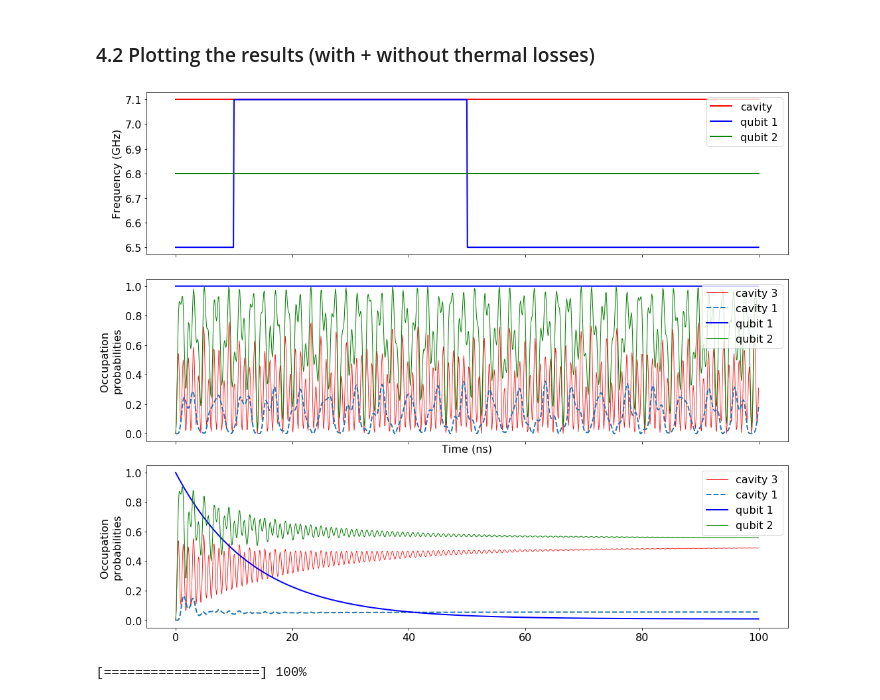
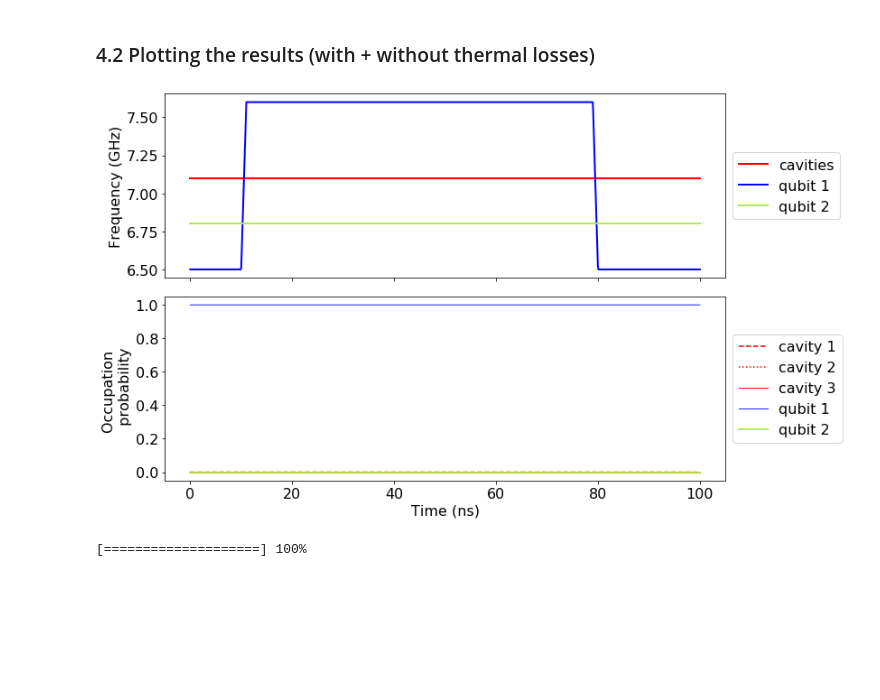
Before and after one commit to SoumyaShreeram/Qubit, a Jupyter notebook: control gates/Sending a smooth pulse (McKay).ipynb, the cells around one changed output. Saved outputs shown, nothing was run; the diff lists cells and outputs as text; code cells hidden in the pictures; blank space fills up the shorter version.

```diff
--- a/control gates/Sending a smooth pulse (McKay).ipynb
+++ b/control gates/Sending a smooth pulse (McKay).ipynb
@@ -172,8 +154,8 @@ H = H0+ w_q1*Hq1 +w_q2*Hq2 # Resultant Hamiltonian
 # %% [markdown]
 ### 3.3 Initial State
 # %%
-# initial state of the system. Qubit 1, Qubit 2: ground st.
-psi0 = tensor(basis(N,0), basis(N,0), basis(N,0), basis(2,1), basis(2,0))
+# initial state of the system. Qubit 1: excited, Qubit 2: ground st.
+psi0 = tensor(basis(N,0), basis(N,0), basis(N,0), basis(2,0), basis(2,1))
 # %% [markdown]
 ## 4. Generating the pulse wave
 
@@ -212,7 +194,7 @@ def rampPulseGen(t_pulse, w1, w2, t):
     Returns:
         @param w :: int giving the y-value based on t
     """
-    if t >= t_pulse[0] and t <= t_pulse[1]:
+    if t > t_pulse[0] and t <= t_pulse[1]:
         w = fitLine(t_pulse, 0, 1, w1, w2, t)
     elif t > t_pulse[1] and t <= t_pulse[2]:
         w = w2/(2*pi)
@@ -270,45 +252,36 @@ fig.tight_layout()
 # %%
+opts = Odeoptions(max_step=0.0005, nsteps=50000)
+
 # time dependent Hamiltonian
-H_t = [H0 + Hq2*w_q2, [Hq1, wq1_t]]
+H_t = [H0 , [Hq1, wq1_t]]
 
-
-opts = Odeoptions(max_step=0.005, nsteps=10000)
-
-# Evolving the system with thermal losses
-res = mesolve(H_t, psi0, times, c_ops, [], options=opts)
-
-# without thermal losses
-res2 = mesolve(H_t, psi0, times, [], [], options=opts)
+# Evolving the system
+res = mesolve(H_t, psi0, times, [], [], options=opts)
 # %% [markdown]
 ### 4.2 Plotting the results (with + without thermal losses)
 # %%
-fig, axes = plt.subplots(3, 1, sharex=True, figsize=(15,12))
+fig, axes = plt.subplots(2, 1, sharex=True, figsize=(12,7))
 
-axes[0].plot(times, np.array(list(map(wf_t, times))) , 'r', linewidth=2, label="cavity")
+axes[0].plot(times, np.array(list(map(wf_t, times))), 'r-', linewidth=2, label="cavities")
 axes[0].plot(times, np.array(list(map(wq1_t, times))), 'b', linewidth=2, label="qubit 1")
-axes[0].plot(times, np.array(list(map(wq2_t, times))) , 'g', linewidth=2, label="qubit 2")
+axes[0].plot(times, np.array(list(map(wq2_t, times))), '#b0ed3e', linewidth=2, label="qubit 2")
 axes[0].set_ylabel("Frequency (GHz)", fontsize=16)
-axes[0].legend(loc="upper right")
+axes[0].legend(loc = 'center left', bbox_to_anchor = (1.0, 0.5))
 
-# without thermal losses
-axes[1].plot(times, np.real(expect(numOp(a3), res2.states)), 'r', linewidth=0.8, label="cavity 3")
-axes[1].plot(times, np.real(expect(numOp(a1), res2.states)), '--', linewidth=2, label="cavity 1")
-axes[1].plot(times, np.real(expect(n1, res2.states)), 'b', linewidth=2, label="qubit 1")
-axes[1].plot(times, np.real(expect(n2, res2.states)), 'g', linewidth=1, label="qubit 2")
-axes[1].set_xlabel("Time (ns)", fontsize=16)
-axes[1].set_ylabel("Occupation \nprobabilities", fontsize=16)
-axes[1].legend(loc="upper right")
+#axes[1].plot(times, np.real(expect(numOp(a1)+numOp(a2)+numOp(a3)+n1+n2, res.states)), 'k--', linewidth=1.5, label="Total Probability")
+axes[1].plot(times, np.real(expect(numOp(a1), res.states)), 'r--', linewidth=1.5, label="cavity 1")
+axes[1].plot(times, np.real(expect(numOp(a2), res.states)), 'r:', linewidth=1.5, label="cavity 2")
+axes[1].plot(times, np.real(expect(numOp(a3), res.states)), 'r', linewidth=1, label="cavity 3")
+axes[1].plot(times, np.real(expect(n1, res.states)), 'b', linewidth=0.9, label="qubit 1")
+axes[1].plot(times, np.real(expect(n2, res.states)), '#b0ed3e', linewidth=1.8, label="qubit 2")
+axes[1].set_xlabel("Time (ns)")
+axes[1].set_ylabel("Occupation \n probability")
+axes[1].legend(loc = 'center left', bbox_to_anchor = (1.0, 0.5))
 
-# with thermal losses
-axes[2].plot(times, np.real(expect(numOp(a3), res.states)), 'r', linewidth=0.8, label="cavity 3")
-axes[2].plot(times, np.real(expect(numOp(a1), res.states)), '--', linewidth=2, label="cavity 1")
-axes[2].plot(times, np.real(expect(n1, res.states)), 'b', linewidth=2, label="qubit 1")
-axes[2].plot(times, np.real(expect(n2, res.states)), 'g', linewidth=1, label="qubit 2")
-axes[2].set_ylabel("Occupation \nprobabilities", fontsize=16)
-axes[2].legend()
+
 fig.tight_layout()
 # %% [output]
-[figure, old version]
+[figure, new version]
 # %%
 def showProgress(idx, n):
     """
```
Also changed, not shown: parts of 9 cells of this notebook, 2 other files.
